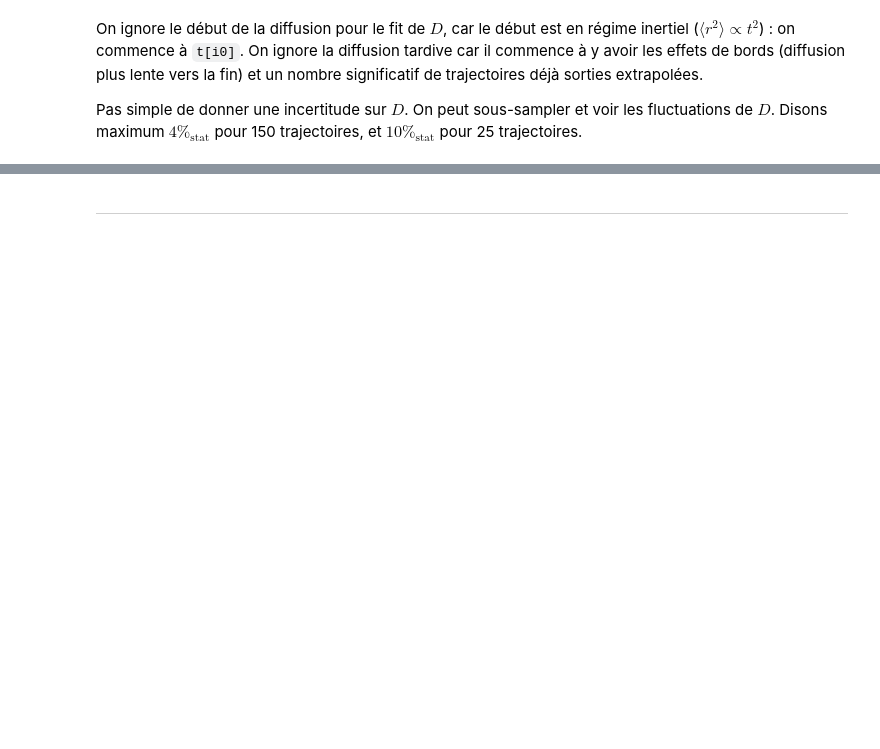
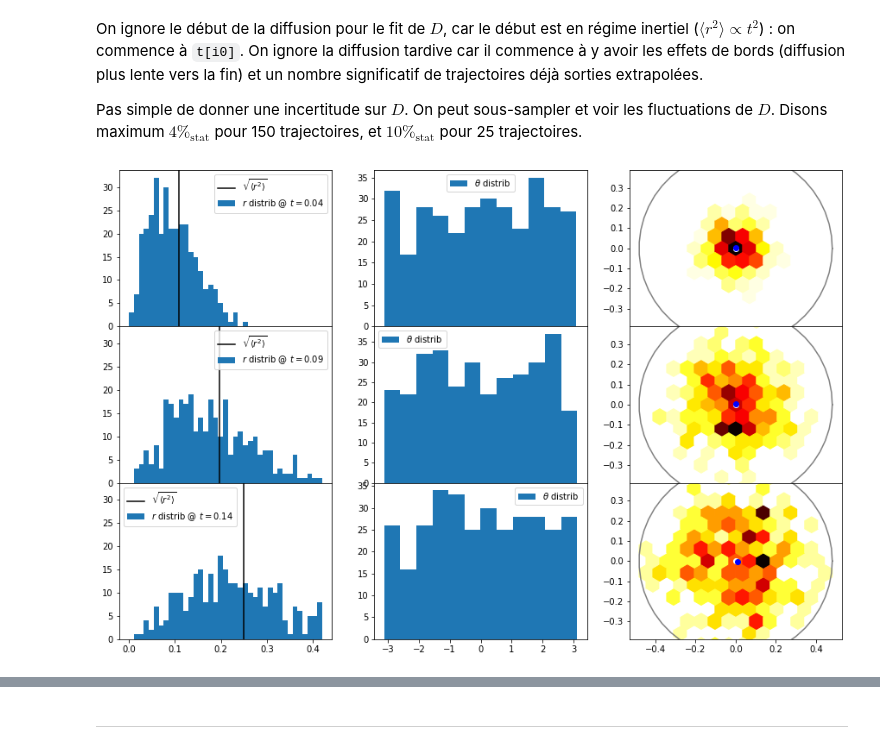
Before and after one commit to xif-fr/BrownianMotion, a Jupyter notebook: diffus_analysis.ipynb, the cells around one changed output, grey strips where cells are left out. Cells and saved outputs as stored; diff of their text form; code cells hidden in the pictures; blank space fills up the shorter version.

```diff
--- a/diffus_analysis.ipynb
+++ b/diffus_analysis.ipynb
@@ -147,6 +161,30 @@ plt.savefig(path+"/diffus.pdf")
 On ignore le début de la diffusion pour le fit de $D$, car le début est en régime inertiel ($\langle r^2 \rangle \propto t^2$) : on commence à `t[i0]`. On ignore la diffusion tardive car il commence à y avoir les effets de bords (diffusion plus lente vers la fin) et un nombre significatif de trajectoires déjà sorties extrapolées.
 
 Pas simple de donner une incertitude sur $D$. On peut sous-sampler et voir les fluctuations de $D$. Disons maximum $4\%_\text{stat}$ pour 150 trajectoires, et $10\%_\text{stat}$ pour 25 trajectoires.
+# %%
+fig, axes = plt.subplots(nrows=len(samples_t_i), ncols=3, sharex='col', figsize=(15,10))
+fig.subplots_adjust(hspace=0)
+for j in range(len(samples_t_i)):
+    axes[j][0].hist(np.sqrt(samples_acc_R2[j]), bins=np.linspace(0,params['cont_r']-params['part_d'],40), label=r"$r$ distrib @ $t={:.2f}$".format(t[samples_t_i[j]]))
+    axes[j][0].axvline(x=sqrt(R2[samples_t_i[j]]), label=r"$\sqrt{\langle r^2\rangle}$", color='black')
+    if j != 0:
+        axes[j][0].set_ylim(axes[0][0].get_ylim())
+    axes[j][0].legend()
+    axes[j][1].hist(samples_acc_dir[j], bins=12, label=r"$\theta$ distrib")
+    axes[j][1].legend()
+    acc_x = np.sqrt(samples_acc_R2[j]) * np.cos(samples_acc_dir[j])
+    acc_y = np.sqrt(samples_acc_R2[j]) * np.sin(samples_acc_dir[j])
+    center_x = np.mean(acc_x)
+    center_y = np.mean(acc_y)
+    axes[j][2].hexbin(acc_x, acc_y, gridsize=14, extent=(-params['cont_r'],params['cont_r'],-params['cont_r'],params['cont_r']), cmap='hot_r')
+    u = np.linspace(0,2*np.pi,50)
+    axes[j][2].plot(params['cont_r']*np.cos(u), params['cont_r']*np.sin(u), color='grey')
+    axes[j][2].scatter([0],[0], color='white', label="center")
+    axes[j][2].scatter([center_x],[center_y], color='blue', label="distrib center")
+    axes[j][2].axis('equal')
+plt.savefig(path+"/distribs_r_theta.pdf")
+# %% [output]
+[figure, added]
 # %%
 rea_sel = []
 for k in range(len(realizations)):
```
Also changed, not shown: parts of 20 cells of this notebook, 1 other file.
